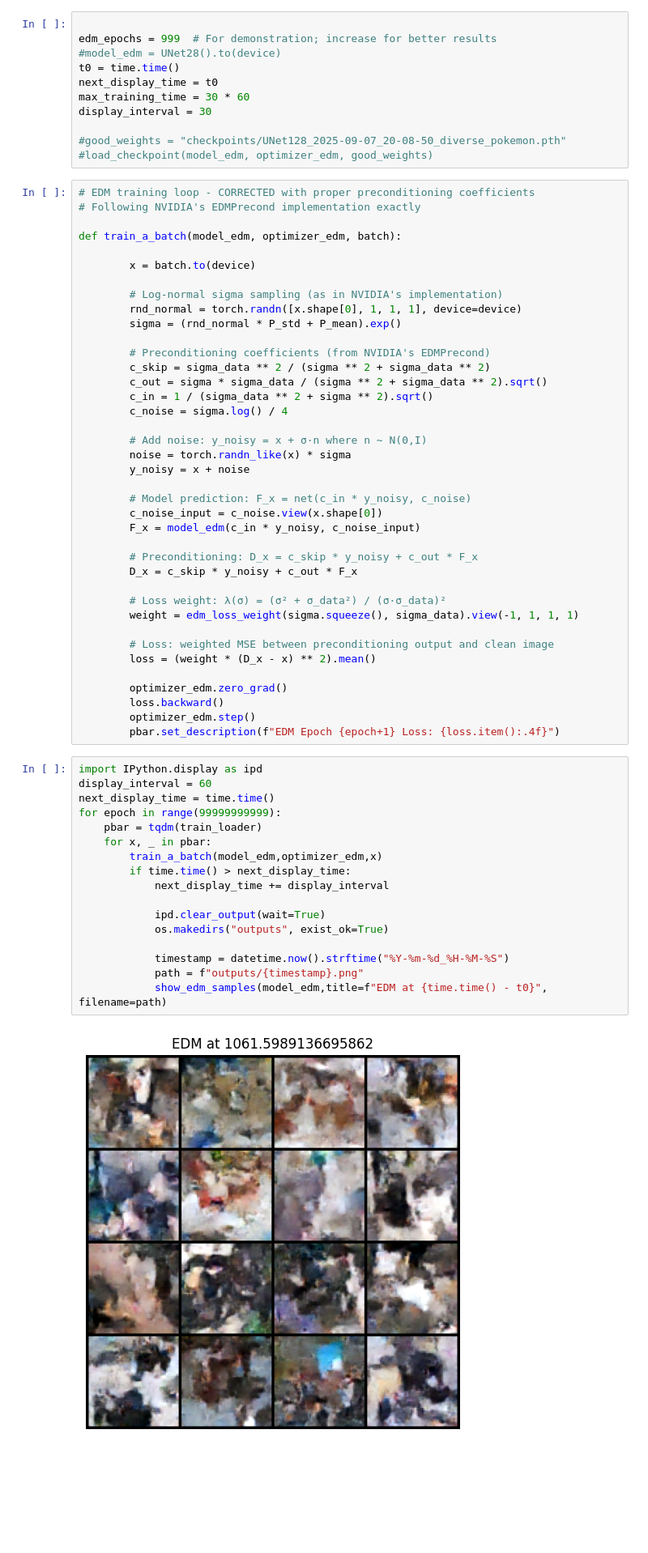
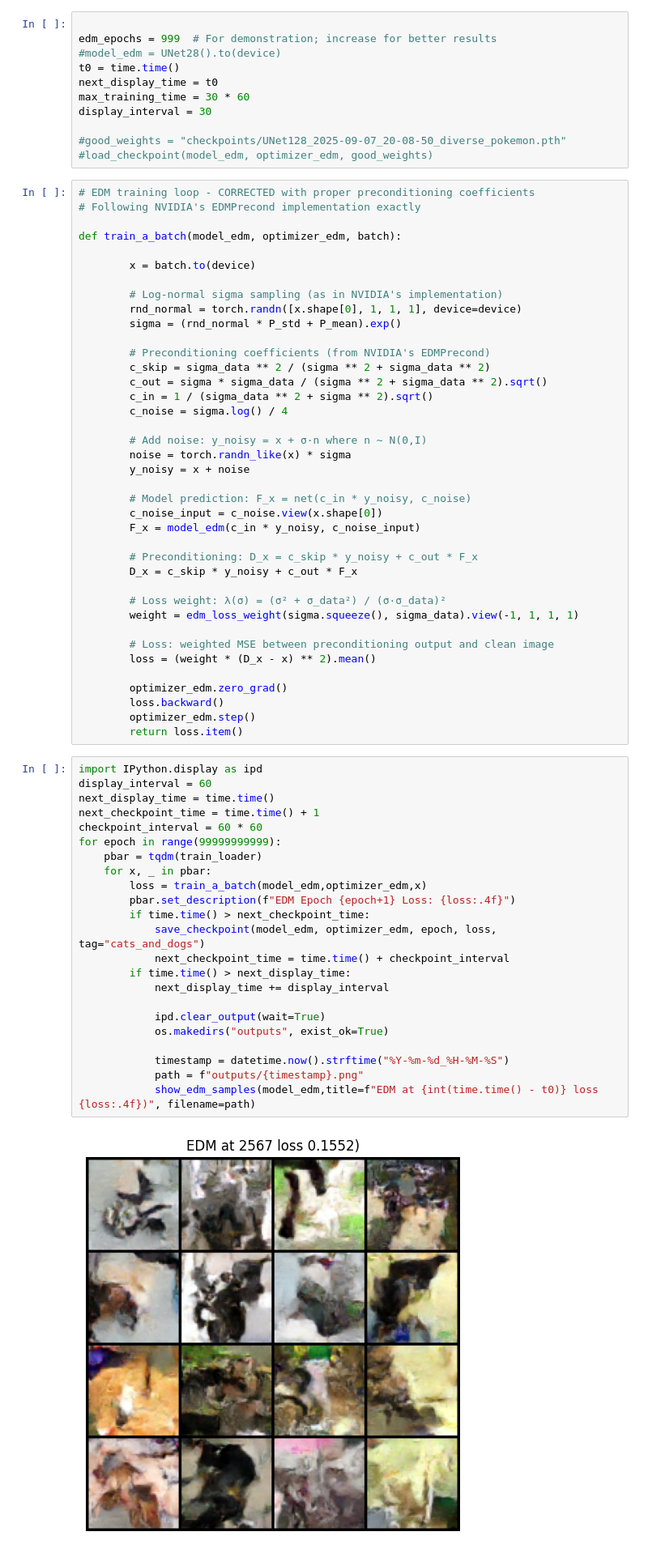
Before and after one commit to ramayer/Elucidated-Diffusion-Model-vibe-coded, a Jupyter notebook: color_attempt.ipynb, the cells around one changed output. Shown at 81% size. Saved outputs shown, nothing was run; the diff lists cells and outputs as text; blank space fills up the shorter version.

```diff
--- a/color_attempt.ipynb
+++ b/color_attempt.ipynb
@@ -617,23 +617,29 @@ def train_a_batch(model_edm, optimizer_edm, batch):
         optimizer_edm.zero_grad()
         loss.backward()
         optimizer_edm.step()
-        pbar.set_description(f"EDM Epoch {epoch+1} Loss: {loss.item():.4f}")
+        return loss.item()
 # %%
 import IPython.display as ipd
 display_interval = 60
 next_display_time = time.time()
+next_checkpoint_time = time.time() + 1
+checkpoint_interval = 60 * 60
 for epoch in range(99999999999):
     pbar = tqdm(train_loader)
     for x, _ in pbar:
-        train_a_batch(model_edm,optimizer_edm,x)
+        loss = train_a_batch(model_edm,optimizer_edm,x)
+        pbar.set_description(f"EDM Epoch {epoch+1} Loss: {loss:.4f}")
+        if time.time() > next_checkpoint_time:
+            save_checkpoint(model_edm, optimizer_edm, epoch, loss, tag="cats_and_dogs")
+            next_checkpoint_time = time.time() + checkpoint_interval
         if time.time() > next_display_time:
             next_display_time += display_interval
 
             ipd.clear_output(wait=True)
             os.makedirs("outputs", exist_ok=True)
 
             timestamp = datetime.now().strftime("%Y-%m-%d_%H-%M-%S")
             path = f"outputs/{timestamp}.png"
-            show_edm_samples(model_edm,title=f"EDM at {time.time() - t0}", filename=path)
+            show_edm_samples(model_edm,title=f"EDM at {int(time.time() - t0)} loss {loss:.4f})", filename=path)
 # %% [output]
-[figure, old version]
+[figure, new version]
```
Also changed, not shown: parts of 3 cells of this notebook, 1 other file.
